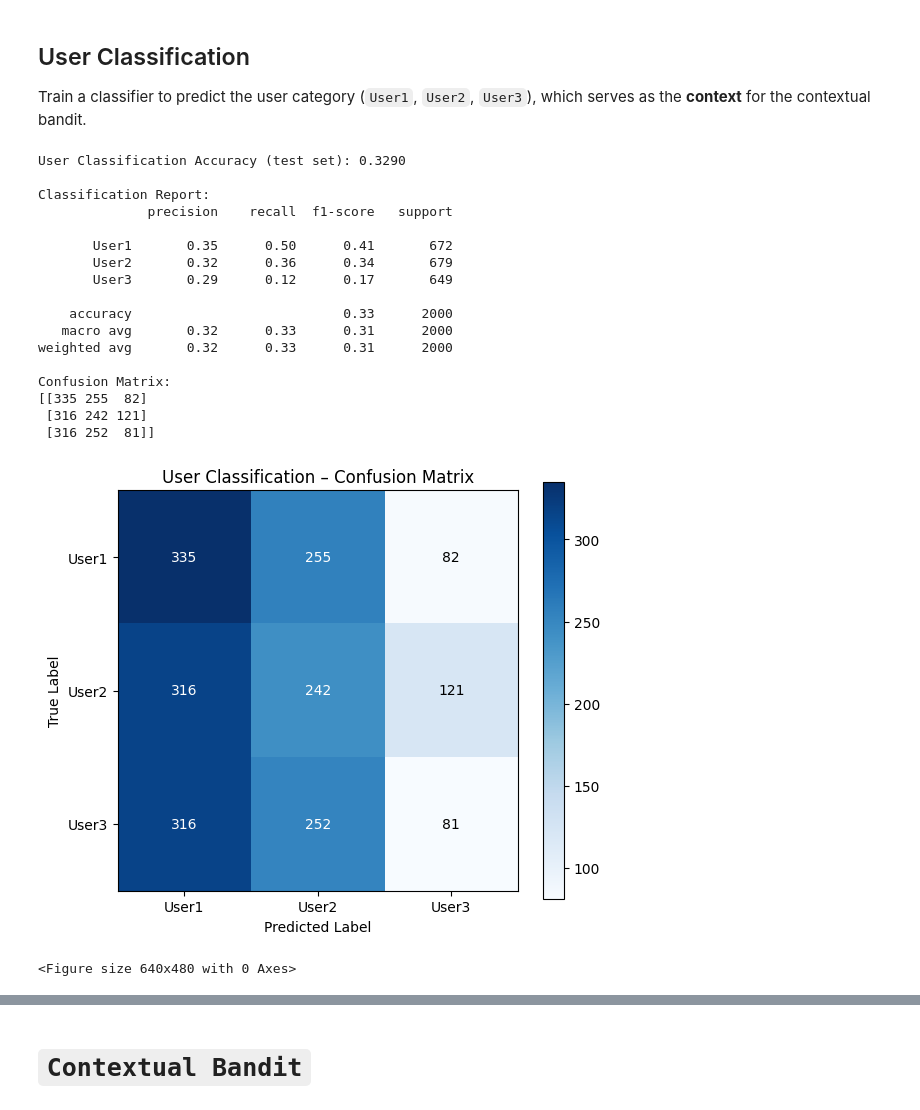
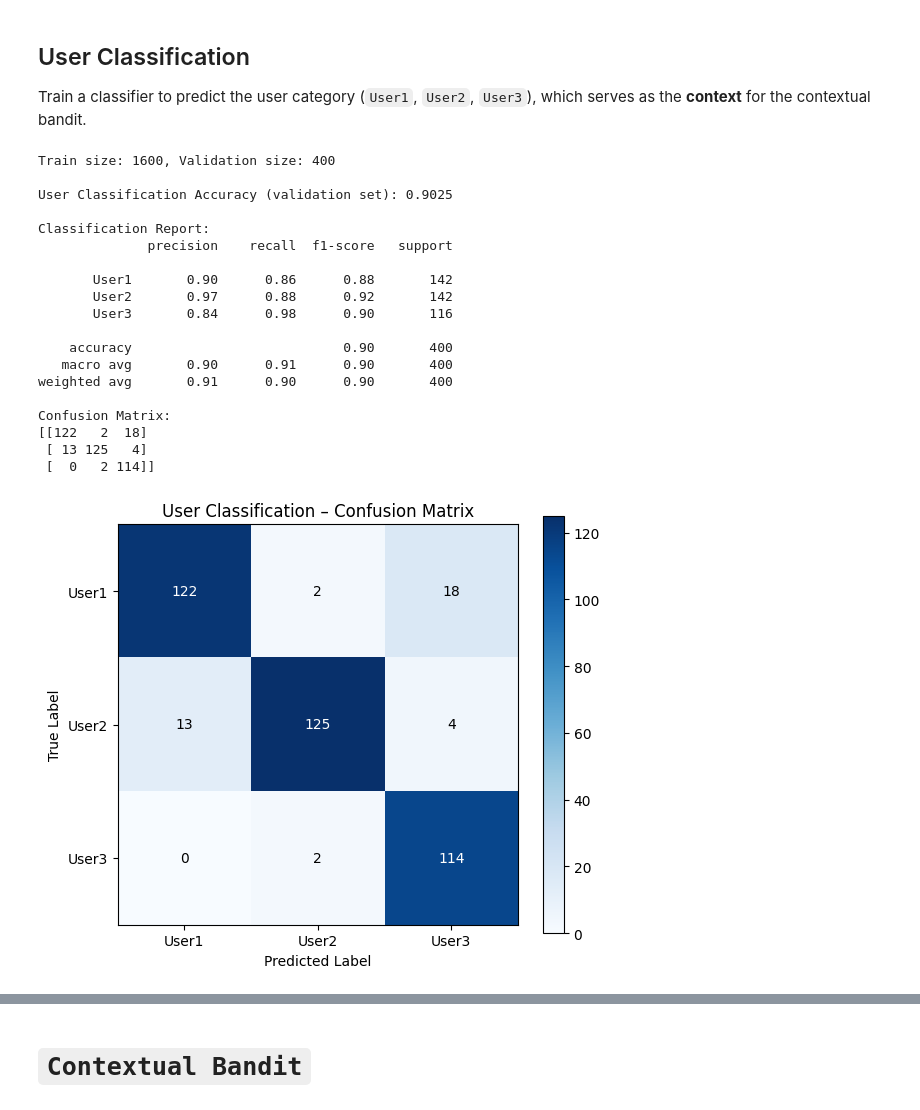
Before and after one commit to warun7/lab3-contextual-bandit, a Jupyter notebook: lab3_results_U20230015.ipynb, the cells around one changed output, grey strips where cells are left out. Drawn from its saved outputs; the diff is of its cells as text; code cells hidden in the pictures.

Commit message:
Preprocessing (5.1) and classification (5.2) done

```diff
--- a/lab3_results_U20230015.ipynb
+++ b/lab3_results_U20230015.ipynb
@@ -134,26 +161,26 @@ Preprocessed train_users sample:
 Train a classifier to predict the user category (`User1`, `User2`, `User3`),
 which serves as the **context** for the contextual bandit.
 # %%
-# Prepare features and labels
-X_train = train_users[feature_cols].values
-y_train = train_users["label_encoded"].values
+X_all = train_users[feature_cols].values
+y_all = train_users["label_encoded"].values
 
-X_test = test_users[feature_cols].values
-y_test = test_users["label_encoded"].values
+X_train, X_val, y_train, y_val = train_test_split(
+    X_all, y_all, test_size=0.2, random_state=42, stratify=y_all
+)
 
-# Logistic Regression classifier
-clf = LogisticRegression(max_iter=10000, random_state=42)
+print(f"Train size: {X_train.shape[0]}, Validation size: {X_val.shape[0]}")
+
+clf = RandomForestClassifier(n_estimators=300, max_depth=20, random_state=42)
 clf.fit(X_train, y_train)
 
-y_pred = clf.predict(X_test)
-test_accuracy = accuracy_score(y_test, y_pred)
+y_pred = clf.predict(X_val)
+val_accuracy = accuracy_score(y_val, y_pred)
 
-print(f"User Classification Accuracy (test set): {test_accuracy:.4f}\n")
+print(f"\nUser Classification Accuracy (validation set): {val_accuracy:.4f}\n")
 print("Classification Report:")
-print(classification_report(y_test, y_pred, target_names=user_label_encoder.classes_))
+print(classification_report(y_val, y_pred, target_names=user_label_encoder.classes_))
 
-# Confusion matrix
-cm = confusion_matrix(y_test, y_pred)
+cm = confusion_matrix(y_val, y_pred)
 print("Confusion Matrix:")
 print(cm)
 
@@ -161,43 +188,50 @@ fig, ax = plt.subplots(figsize=(6, 5))
 im = ax.imshow(cm, interpolation="nearest", cmap=plt.cm.Blues)
 ax.figure.colorbar(im, ax=ax)
 ax.set(
     xticks=np.arange(cm.shape[1]),
     yticks=np.arange(cm.shape[0]),
     xticklabels=user_label_encoder.classes_,
     yticklabels=user_label_encoder.classes_,
     ylabel="True Label",
     xlabel="Predicted Label",
     title="User Classification – Confusion Matrix",
 )
 thresh = cm.max() / 2.0
 for i in range(cm.shape[0]):
     for j in range(cm.shape[1]):
         ax.text(j, i, format(cm[i, j], "d"),
                 ha="center", va="center",
                 color="white" if cm[i, j] > thresh else "black")
 plt.tight_layout()
 plt.show()
 
-
+# Feature importance (top 15)
+importances = clf.feature_importances_
+sorted_idx = np.argsort(importances)[-15:]
+fig, ax = plt.subplots(figsize=(7, 5))
+ax.barh(np.array(feature_cols)[sorted_idx], importances[sorted_idx], color="steelblue")
+ax.set_xlabel("Feature Importance")
+ax.set_title("Random Forest – Top 15 Feature Importances")
 plt.tight_layout()
 plt.show()
 # %% [output]
-User Classification Accuracy (test set): 0.3290
+Train size: 1600, Validation size: 400
+
+User Classification Accuracy (validation set): 0.9025
 
 Classification Report:
               precision    recall  f1-score   support
 
-       User1       0.35      0.50      0.41       672
-       User2       0.32      0.36      0.34       679
-       User3       0.29      0.12      0.17       649
+       User1       0.90      0.86      0.88       142
+       User2       0.97      0.88      0.92       142
+       User3       0.84      0.98      0.90       116
 
-    accuracy                           0.33      2000
-   macro avg       0.32      0.33      0.31      2000
-weighted avg       0.32      0.33      0.31      2000
+    accuracy                           0.90       400
+   macro avg       0.90      0.91      0.90       400
+weighted avg       0.91      0.90      0.90       400
 
 Confusion Matrix:
-[[335 255  82]
- [316 242 121]
- [316 252  81]]
+[[122   2  18]
+ [ 13 125   4]
+ [  0   2 114]]
-[figure, old version]
+[figure, new version]
-<Figure size 640x480 with 0 Axes>
```
Also changed, not shown: parts of 4 cells of this notebook.
